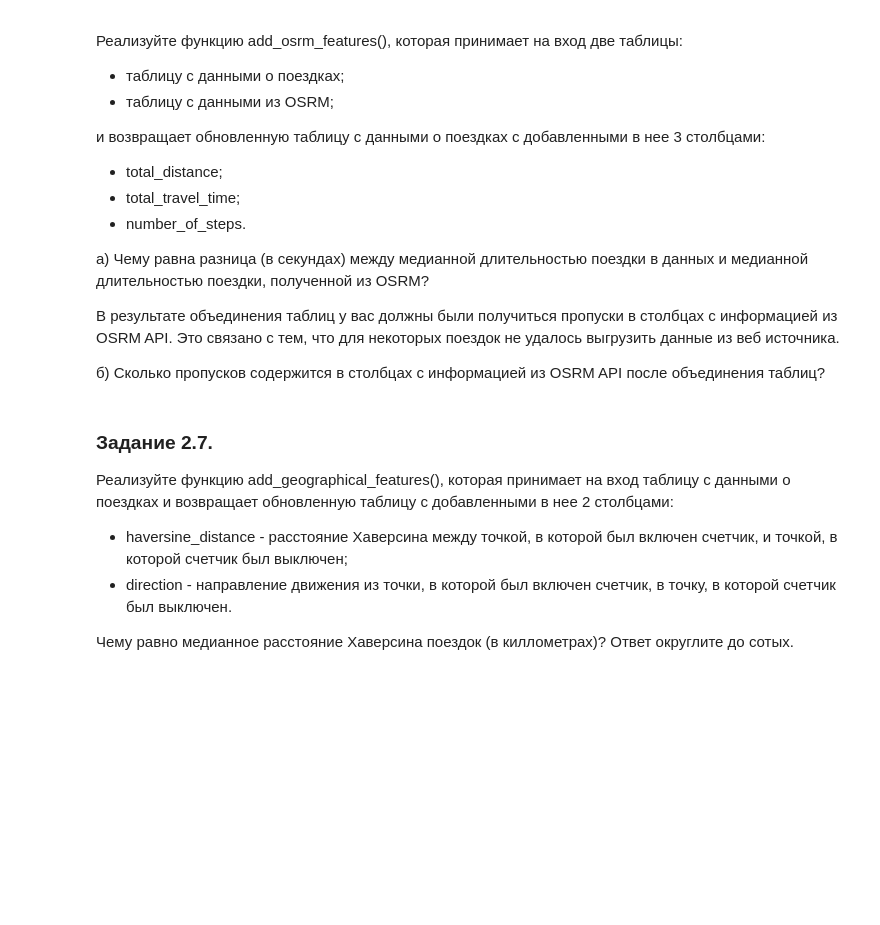
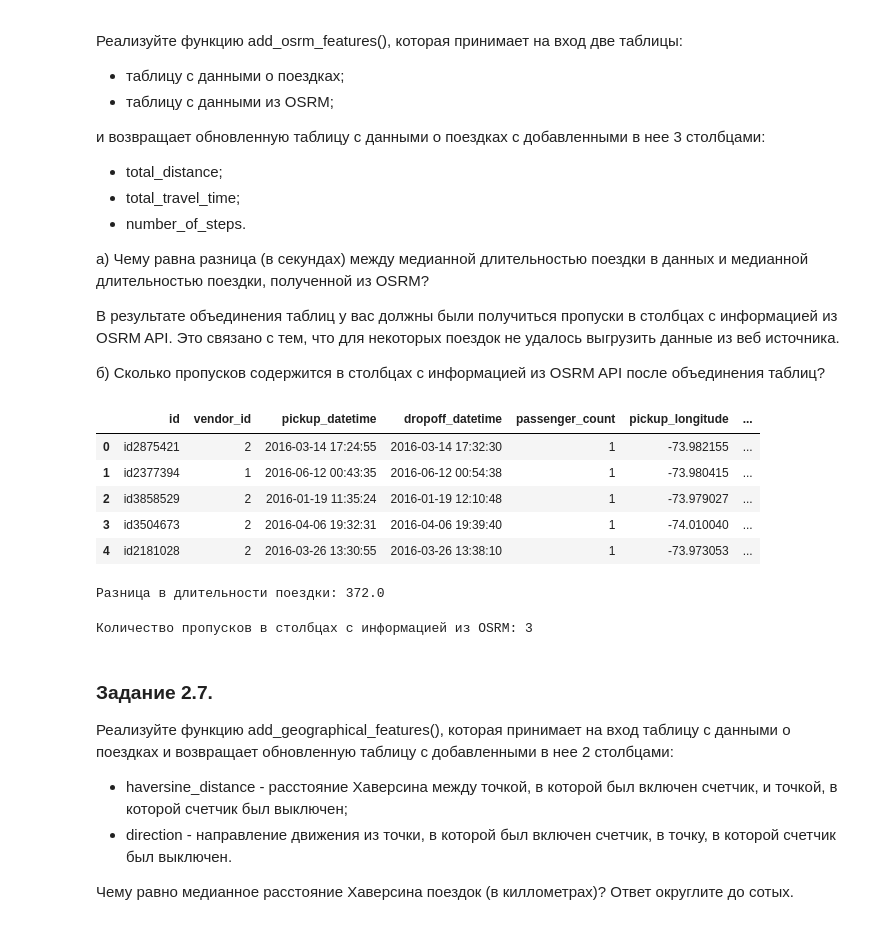
Before and after one commit to Losyash/pw_ii, a Jupyter notebook: notebook.ipynb, the cells around one changed output. Cells and saved outputs as stored; diff of their text form; code cells hidden in the pictures; blank space fills up the shorter version.

```diff
--- a/notebook.ipynb
+++ b/notebook.ipynb
@@ -168,6 +286,35 @@ holiday_data = pd.read_csv('data/holiday_data.csv', sep=';')
 # %%
-osrm_data = pd.read_csv('data/osrm_data_train.csv')
-# ваш код здесь
+osrm_data = pd.read_csv('data/osrm_data_train.zip')
+# %%
+def add_osrm_features(taxi_data, osrm_data):
+  osrm_features = osrm_data[['id', 'total_distance', 'total_travel_time', 'number_of_steps']]
+  merged_data = taxi_data.merge(osrm_features, on='id', how='left')
+
+  return merged_data
+# %%
+taxi_data = add_osrm_features(taxi_data, osrm_data)
+taxi_data.head()
+# %% [output]
+|  | id | vendor_id | pickup_datetime | dropoff_datetime | passenger_count | pickup_longitude | ... |
+| 0 | id2875421 | 2 | 2016-03-14 17:24:55 | 2016-03-14 17:32:30 | 1 | -73.982155 | ... |
+| 1 | id2377394 | 1 | 2016-06-12 00:43:35 | 2016-06-12 00:54:38 | 1 | -73.980415 | ... |
+| 2 | id3858529 | 2 | 2016-01-19 11:35:24 | 2016-01-19 12:10:48 | 1 | -73.979027 | ... |
+| 3 | id3504673 | 2 | 2016-04-06 19:32:31 | 2016-04-06 19:39:40 | 1 | -74.010040 | ... |
+| 4 | id2181028 | 2 | 2016-03-26 13:30:55 | 2016-03-26 13:38:10 | 1 | -73.973053 | ... |
+# %%
+difference_travel_time_basic = taxi_data['trip_duration'].median()
+difference_travel_time_new = taxi_data['total_travel_time'].median()
+res = difference_travel_time_basic - difference_travel_time_new
+
+print(f'Разница в длительности поездки: {res.round()}')
+# %% [output]
+Разница в длительности поездки: 372.0
+# %%
+missing_values = taxi_data[['total_distance', 'total_travel_time', 'number_of_steps']].isnull().sum().sum()
+
+print(f'Количество пропусков в столбцах с информацией из OSRM: {missing_values}')
+# %% [output]
+Количество пропусков в столбцах с информацией из OSRM: 3
 # %%
 def get_haversine_distance(lat1, lng1, lat2, lng2):
     # переводим углы в радианы
```
Also changed, not shown: parts of 29 cells of this notebook.
